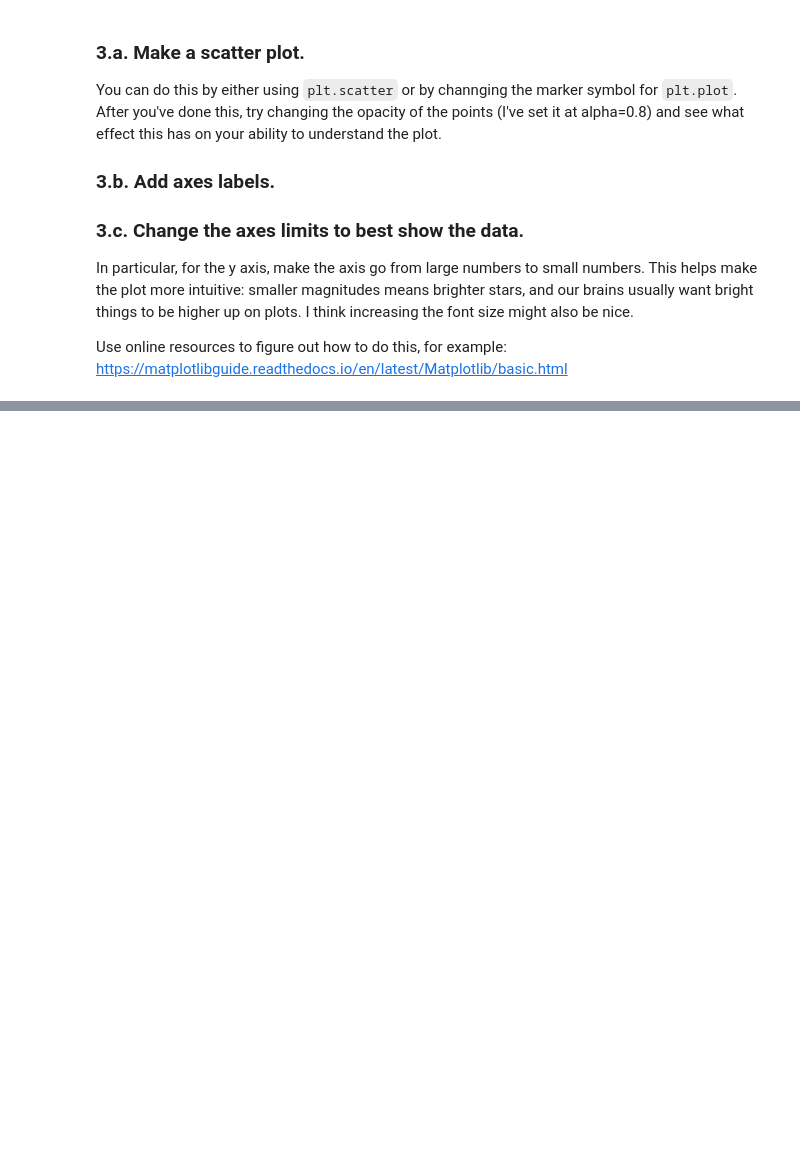
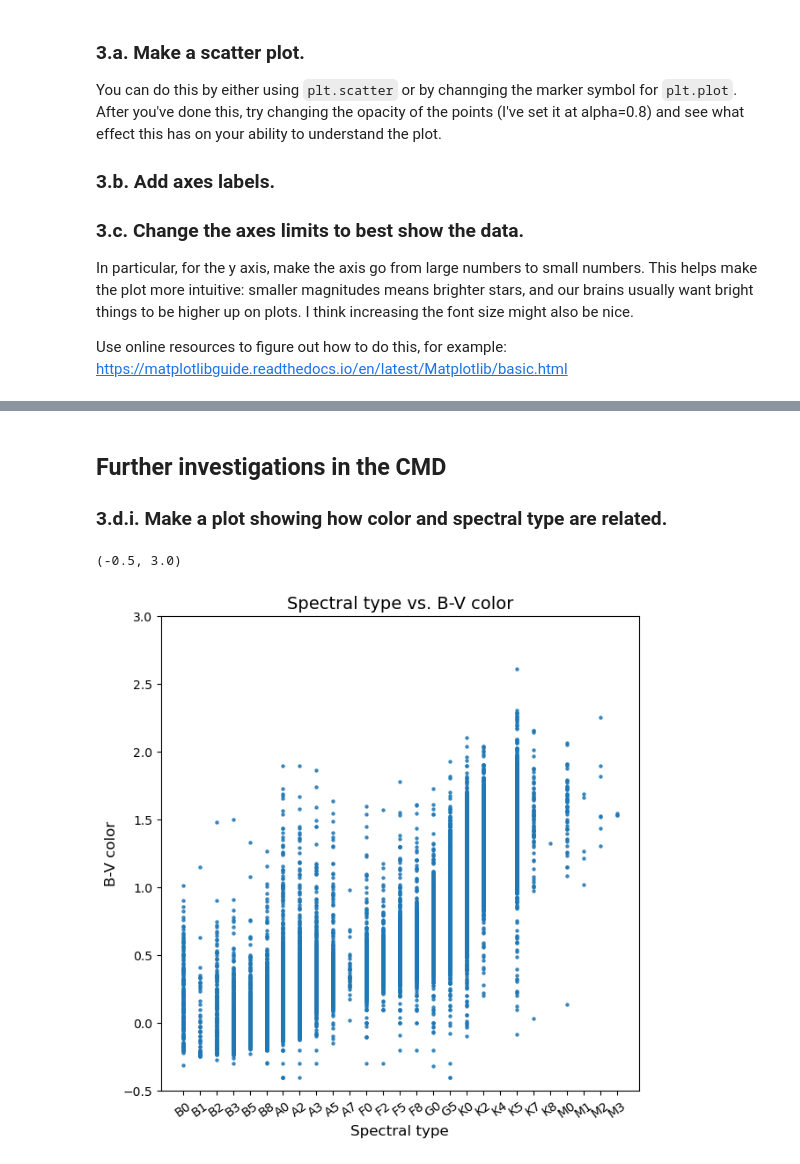
Before and after one commit to bawa27/dartmouth_p31.04, a Jupyter notebook: 2. Our first HR Diagram student.ipynb, the cells around one changed output, grey strips where cells are left out. Saved outputs shown, nothing was run; the diff lists cells and outputs as text; code cells hidden in the pictures; blank space fills up the shorter version.

```diff
--- a/2. Our first HR Diagram student.ipynb
+++ b/2. Our first HR Diagram student.ipynb
@@ -177,3 +282,24 @@ Using spectral type makes the plot a bit difficult to interpret because it's a c
+# %% [markdown]
+## Further investigations in the CMD
+
+### 3.d.i. Make a plot showing how color and spectral type are related.
+# %%
+# creating plot
+plt.figure(figsize=(7,7))
+plt.scatter(df['SpT'], df['B-V'], alpha=0.8, s = 5)
+
+# adding labels
+plt.ylabel('B-V color', fontsize = 12)
+plt.xlabel('Spectral type', fontsize = 12)
+plt.title('Spectral type vs. B-V color', fontsize = 14)
+plt.xticks(rotation=35, fontsize = 10)
+plt.yticks(fontsize = 10)
+
+# change axes limits
+plt.ylim(-0.5,3)
+# %% [output]
+(-0.5, 3.0)
+[figure, added]
 # %% [markdown]
 ### 3.d.ii. Looking at the color-magnitude H-R diagram, what are the main luminosity classes of stars that you are seeing?
 
```
Also changed, not shown: parts of 27 cells of this notebook, 3 other files.
